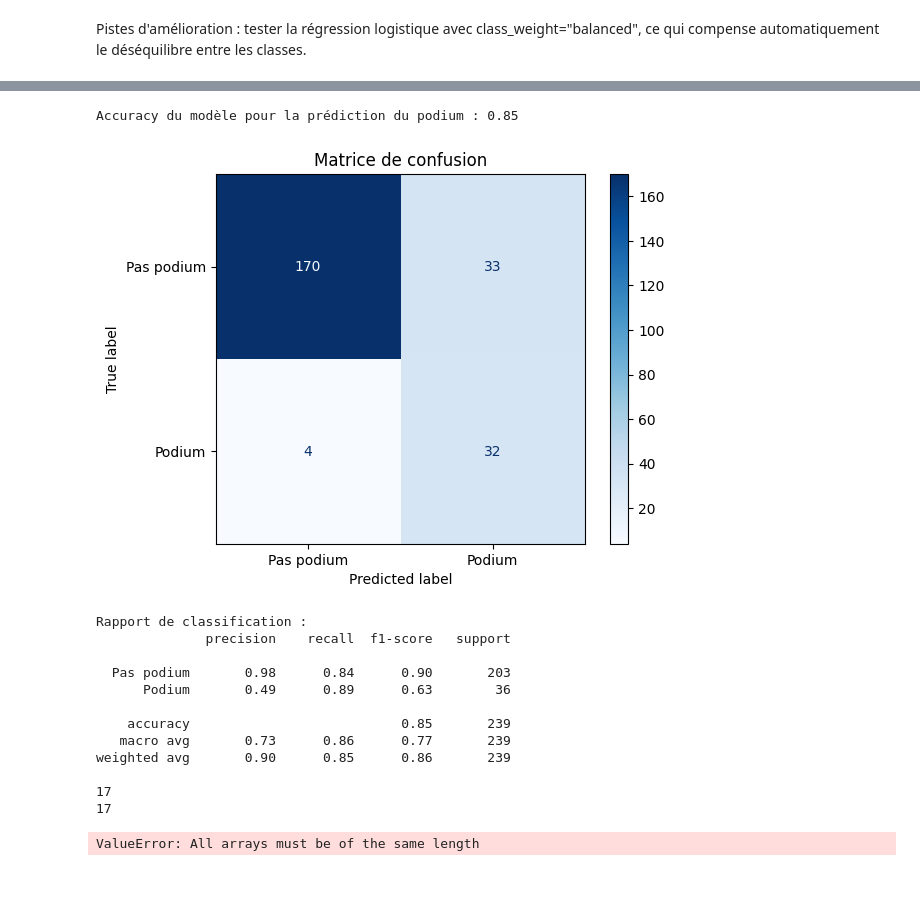
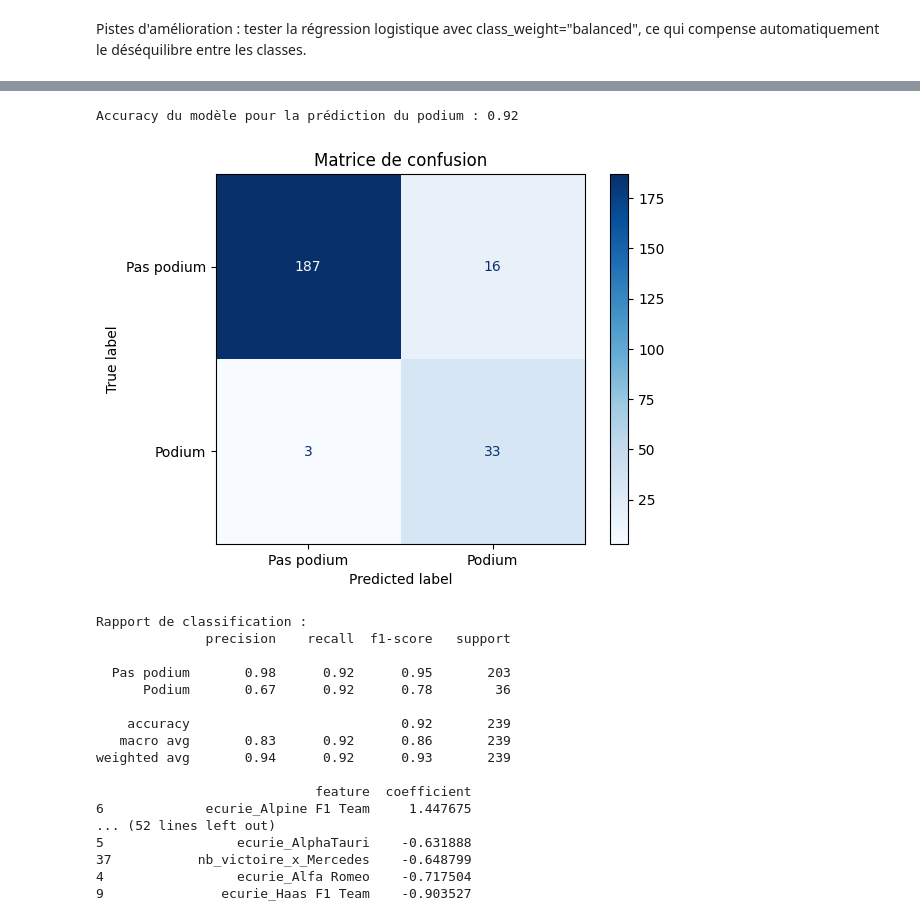
Before and after one commit to Emma1906/Projet-Info-1A, a Jupyter notebook: Problématique copy.ipynb, the cells around one changed output, grey strips where cells are left out. Cells and saved outputs as stored; diff of their text form; code cells hidden in the pictures; blank space fills up the shorter version.

```diff
--- a/Problématique copy.ipynb
+++ b/Problématique copy.ipynb
@@ -75,7 +75,7 @@ print(table.columns)
 table = table[['raceId', 'year', 'name_x', 'nom_complet', 'name_y', 'positionOrder', 'grid']]
 
 # table triée sur les années 2023 et 2024 :
-df = table[(table['year'] == 2023) | (table['year'] == 2024)]
+df = table[(table['year'] == 2023) | (table['year'] == 2024)| (table['year'] == 2022)| (table['year'] == 2021)]
 df = df.drop_duplicates(subset=['raceId', 'nom_complet']) # éviter les doublons
 print(df.head())
 # %% [output]
@@ -443,8 +313,8 @@ df = df.astype({col: int for col in df.select_dtypes(include='bool').columns})
 # 3. Définir les features (X) et la cible (y)
 colonnes_a_exclure = ['raceId', 'year', 'name_x', 'name_y', 'nom_complet', 'ecurie', 'sur_podium', 'positionOrder']
 # 4. Séparer les jeux d'entraînement et de test
-df_train = df[df['year'] == 2023].copy()
-df_test = df[df['year'] == 2024].copy()
+df_train = df[(df['year'] == 2021)|(df['year'] == 2022)|(df['year'] == 2023)].copy()
+df_test = df[(df['year'] == 2024)].copy()
 
 # 5. Créer X et y
 X_train = df_train.drop(columns=colonnes_a_exclure).fillna(0)
@@ -454,54 +324,60 @@ X_test = df_test.drop(columns=colonnes_a_exclure).fillna(0)
 y_test = df_test['sur_podium']
 
 # Aligner les colonnes
 X_test = X_test.reindex(columns=X_train.columns, fill_value=0)
 
 # 5. Entraîner le modèle
-model = LogisticRegression(max_iter=1000, class_weight="balanced")
+model = LogisticRegression(max_iter=5000, class_weight="balanced")
 model.fit(X_train, y_train)
 
-# 6. Prédictions
-y_pred = model.predict(X_test)
+
+# 6. Prédictions avec ajustement du seuil
+y_prob = model.predict_proba(X_test)[:, 1]
+y_pred = (y_prob > 0.7).astype(int)
 
 # 7. Évaluation
 accuracy = accuracy_score(y_test, y_pred)
 print(f"Accuracy du modèle pour la prédiction du podium : {accuracy:.2f}")
 
 from sklearn.metrics import confusion_matrix, classification_report, ConfusionMatrixDisplay
 
 
 # 1. Matrice de confusion
 cm = confusion_matrix(y_test, y_pred)
 disp = ConfusionMatrixDisplay(confusion_matrix=cm, display_labels=["Pas podium", "Podium"])
 disp.plot(cmap="Blues")
 plt.title("Matrice de confusion")
 plt.show()
 
 # 2. Rapport de classification
 print("Rapport de classification :")
 print(classification_report(y_test, y_pred, target_names=["Pas podium", "Podium"]))
-print(len(X_train.columns))
-print(len(model.coef_[0]))
 
-# Poids des variables
+
+#Poids des variables
 coef_df = pd.DataFrame({
-        'feature': X.columns,
-        'coefficient': model.coef_[0]
-    }).sort_values(by='coefficient', ascending=False)
+    'feature': X_train.columns,
+    'coefficient': model.coef_[0]
+}).sort_values(by='coefficient', ascending=False)
+
 print(coef_df)
 # %% [output]
-Accuracy du modèle pour la prédiction du podium : 0.85
+Accuracy du modèle pour la prédiction du podium : 0.92
-[figure, old version]
+[figure, new version]
 Rapport de classification :
               precision    recall  f1-score   support
 
-  Pas podium       0.98      0.84      0.90       203
-      Podium       0.49      0.89      0.63        36
+  Pas podium       0.98      0.92      0.95       203
+      Podium       0.67      0.92      0.78        36
 
-    accuracy                           0.85       239
-   macro avg       0.73      0.86      0.77       239
-weighted avg       0.90      0.85      0.86       239
+    accuracy                           0.92       239
+   macro avg       0.83      0.92      0.86       239
+weighted avg       0.94      0.92      0.93       239
 
-17
-17
+                            feature  coefficient
+6             ecurie_Alpine F1 Team     1.447675
+... (52 lines left out)
+5                 ecurie_AlphaTauri    -0.631888
+37           nb_victoire_x_Mercedes    -0.648799
+4                 ecurie_Alfa Romeo    -0.717504
+9               ecurie_Haas F1 Team    -0.903527
-ValueError: All arrays must be of the same length
```
Also changed, not shown: parts of 7 cells of this notebook, 1 other file.
